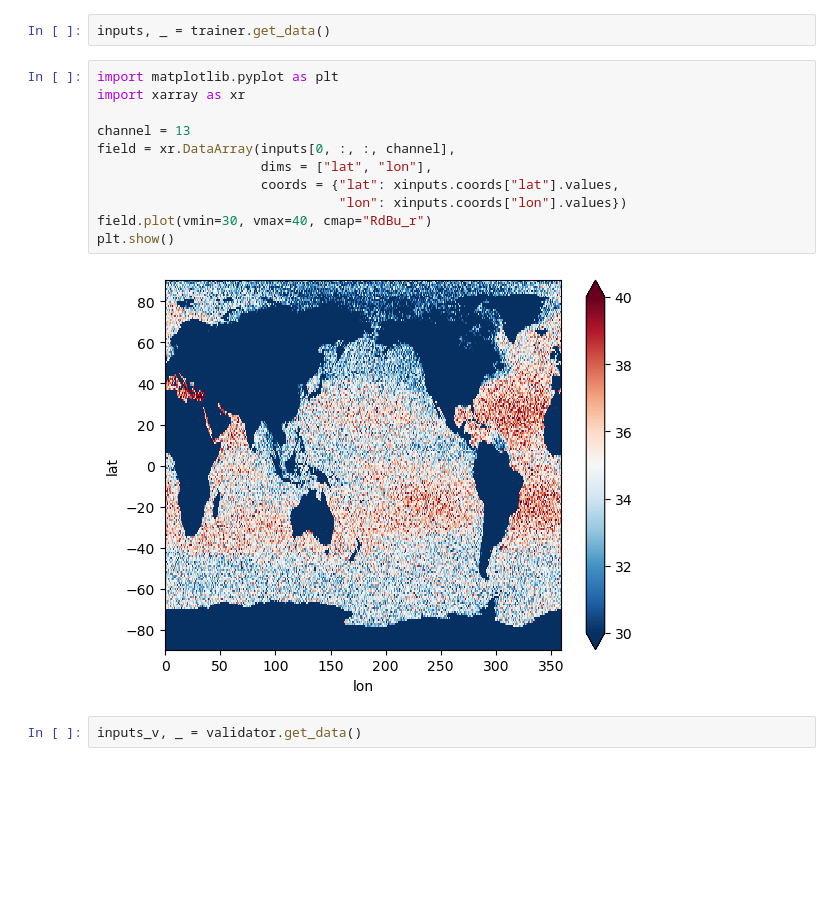
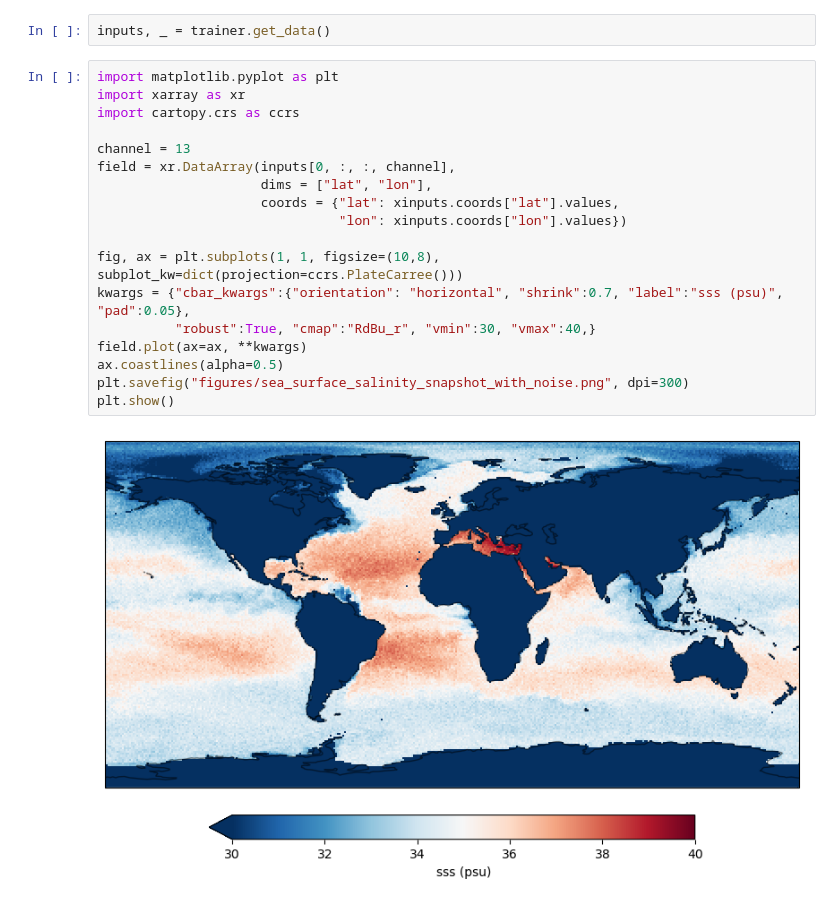
Before and after one commit to NOAA-PSL/graph-ufs, a Jupyter notebook: prototypes/notebooks/visualize_noisy_inputs.ipynb, the cells around one changed output. Cells and saved outputs as stored; diff of their text form; blank space fills up the shorter version.

```diff
--- a/prototypes/notebooks/visualize_noisy_inputs.ipynb
+++ b/prototypes/notebooks/visualize_noisy_inputs.ipynb
@@ -94,15 +94,20 @@ inputs, _ = trainer.get_data()
 # %%
 import matplotlib.pyplot as plt
 import xarray as xr
+import cartopy.crs as ccrs
 
 channel = 13
 field = xr.DataArray(inputs[0, :, :, channel],
                      dims = ["lat", "lon"],
                      coords = {"lat": xinputs.coords["lat"].values,
                                "lon": xinputs.coords["lon"].values})
-field.plot(vmin=30, vmax=40, cmap="RdBu_r")
+
+fig, ax = plt.subplots(1, 1, figsize=(10,8), subplot_kw=dict(projection=ccrs.PlateCarree()))
+kwargs = {"cbar_kwargs":{"orientation": "horizontal", "shrink":0.7, "label":"sss (psu)", "pad":0.05},
+          "robust":True, "cmap":"RdBu_r", "vmin":30, "vmax":40,}
+field.plot(ax=ax, **kwargs)
+ax.coastlines(alpha=0.5)
+plt.savefig("figures/sea_surface_salinity_snapshot_with_noise.png", dpi=300)
 plt.show()
 # %% [output]
-[figure, old version]
+[figure, new version]
-# %%
-inputs_v, _ = validator.get_data()
```
Also changed, not shown: parts of 1 cell of this notebook, 12 other files.
